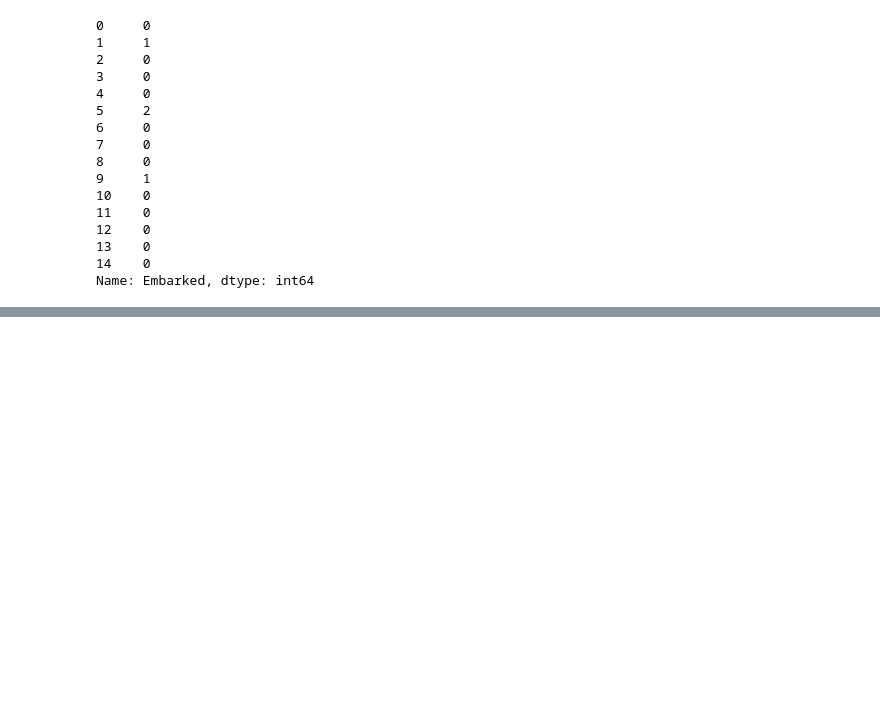
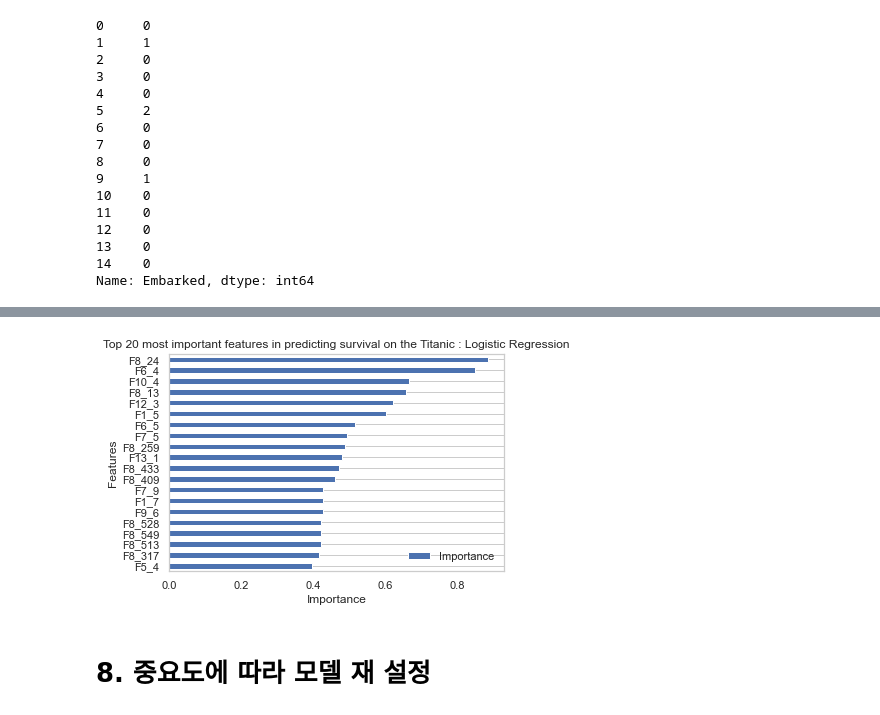
Before and after one commit to wy-july/titanic, a Jupyter notebook: Untitled.ipynb, the cells around one changed output, grey strips where cells are left out. Cells and saved outputs as stored; diff of their text form; code cells hidden in the pictures; blank space fills up the shorter version.

```diff
--- a/Untitled.ipynb
+++ b/Untitled.ipynb
@@ -1053,0 +1506,14 @@ Name: Embarked, dtype: int64
+# %%
+### 중요도를 데이터프레임에 넣는다. Logistic regression에서는 중요도보다 coefficients를 사용한다.
+### Features라는 열에 트레인의 열들의 이름을 리스트로 만들어서 넣고, Importance에는 Logistic regression에는 coefficient를 바꾸어 넣으라는 넘파이 명령(즉 가로를 세로로)
+
+fi = {'Features':train.columns.tolist(), 'Importance':np.transpose(log.coef_[0])}
+importance = pd.DataFrame(fi, index=fi['Features']).sort_values('Importance', ascending=True)
+# %%
+### 그래프 제목
+title = 'Top 20 most important features in predicting survival on the Titanic : Logistic Regression'
+# %%
+### 그래프 그리기
+importance_plotting(importance, 'Importance', 'Features', title, 20)
+# %% [output]
+[figure, added]
@@ -1053,0 +1537,2 @@ Name: Embarked, dtype: int64
+# %% [markdown]
+# 8. 중요도에 따라 모델 재 설정
```
Also changed, not shown: parts of 78 cells of this notebook.
